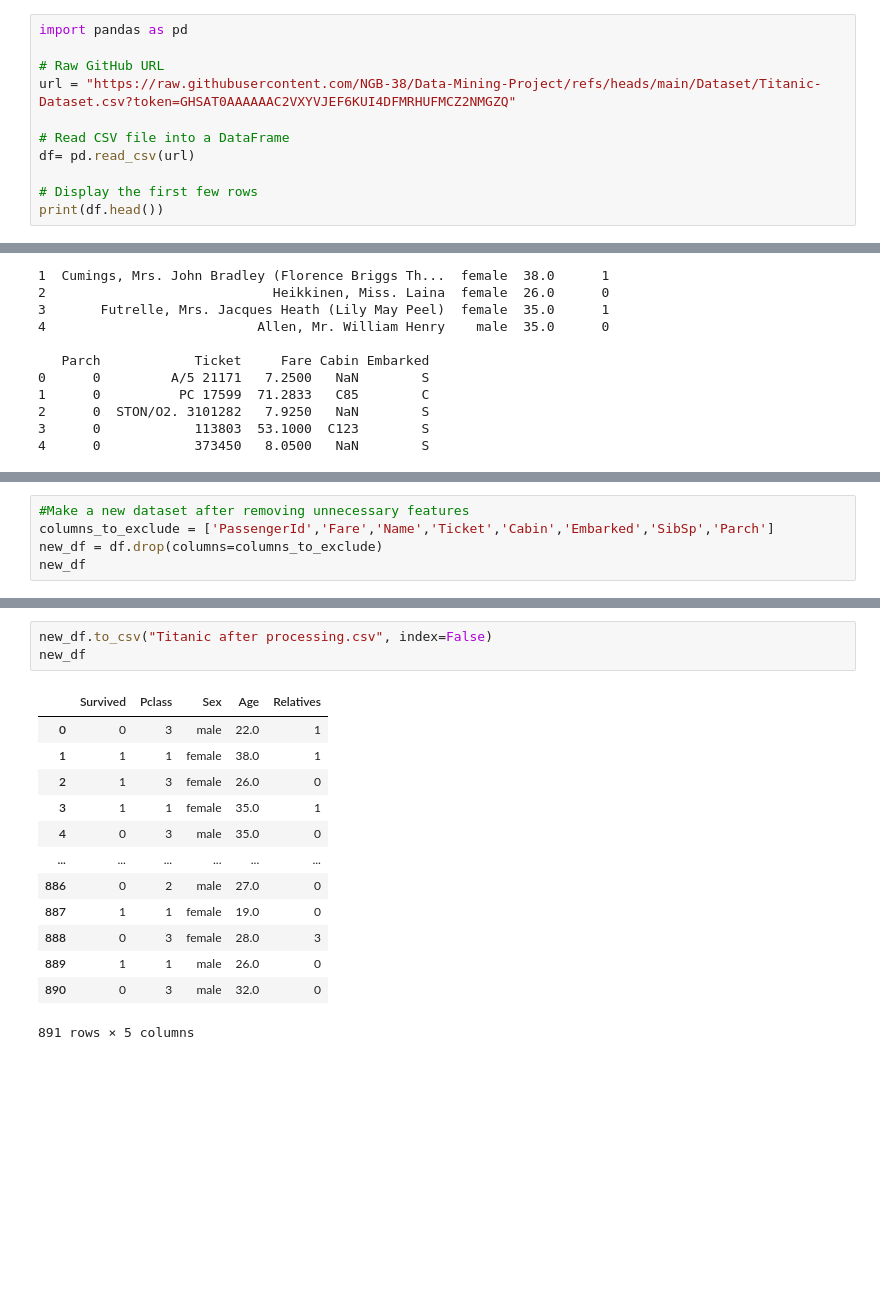
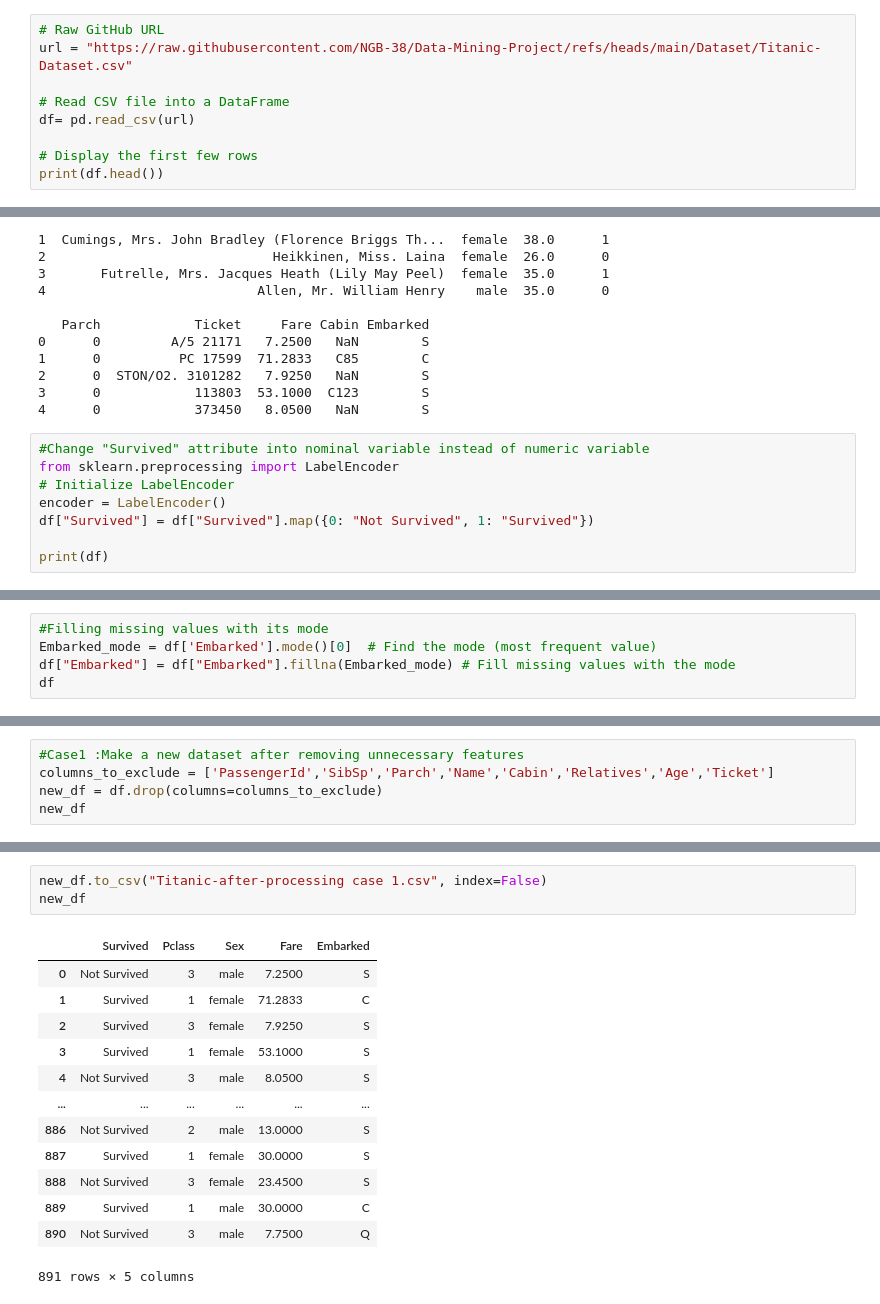
Before and after one commit to NGB-38/Data-Mining-Project, a Jupyter notebook: Preprocessing dataset/Preprocessing_dataset.ipynb, the cells around one changed output, grey strips where cells are left out. Cells and saved outputs as stored; diff of their text form; blank space fills up the shorter version.

```diff
--- a/Preprocessing dataset/Preprocessing_dataset.ipynb
+++ b/Preprocessing dataset/Preprocessing_dataset.ipynb
@@ -6,8 +8,6 @@ import seaborn as sns
 # %%
-import pandas as pd
-
 # Raw GitHub URL
-url = "https://raw.githubusercontent.com/NGB-38/Data-Mining-Project/refs/heads/main/Dataset/Titanic-Dataset.csv?token=GHSAT0AAAAAAC2VXYVJEF6KUI4DFMRHUFMCZ2NMGZQ"
+url = "https://raw.githubusercontent.com/NGB-38/Data-Mining-Project/refs/heads/main/Dataset/Titanic-Dataset.csv"
 
 # Read CSV file into a DataFrame
 df= pd.read_csv(url)
@@ -35,3 +35,11 @@ print(df.head())
 2      0  STON/O2. 3101282   7.9250   NaN        S
 3      0            113803  53.1000  C123        S
 4      0            373450   8.0500   NaN        S
+# %%
+#Change "Survived" attribute into nominal variable instead of numeric variable
+from sklearn.preprocessing import LabelEncoder
+# Initialize LabelEncoder
+encoder = LabelEncoder()
+df["Survived"] = df["Survived"].map({0: "Not Survived", 1: "Survived"})
+
+print(df)
@@ -83,0 +119,5 @@ analyzed_numeric_attributes2
+# %%
+#Filling missing values with its mode
+Embarked_mode = df['Embarked'].mode()[0]  # Find the mode (most frequent value)
+df["Embarked"] = df["Embarked"].fillna(Embarked_mode) # Fill missing values with the mode
+df
@@ -98,6 +249,6 @@ df.describe()
 # %%
-#Make a new dataset after removing unnecessary features
-columns_to_exclude = ['PassengerId','Fare','Name','Ticket','Cabin','Embarked','SibSp','Parch']
+#Case1 :Make a new dataset after removing unnecessary features
+columns_to_exclude = ['PassengerId','SibSp','Parch','Name','Cabin','Relatives','Age','Ticket']
 new_df = df.drop(columns=columns_to_exclude)
 new_df
 # %% [output]
@@ -203,17 +362,17 @@ plt.show()
 # %%
-new_df.to_csv("Titanic after processing.csv", index=False)
+new_df.to_csv("Titanic-after-processing case 1.csv", index=False)
 new_df
 # %% [output]
-|  | Survived | Pclass | Sex | Age | Relatives |
-| 0 | 0 | 3 | male | 22.0 | 1 |
-| 1 | 1 | 1 | female | 38.0 | 1 |
-| 2 | 1 | 3 | female | 26.0 | 0 |
-| 3 | 1 | 1 | female | 35.0 | 1 |
-| 4 | 0 | 3 | male | 35.0 | 0 |
+|  | Survived | Pclass | Sex | Fare | Embarked |
+| 0 | Not Survived | 3 | male | 7.2500 | S |
+| 1 | Survived | 1 | female | 71.2833 | C |
+| 2 | Survived | 3 | female | 7.9250 | S |
+| 3 | Survived | 1 | female | 53.1000 | S |
+| 4 | Not Survived | 3 | male | 8.0500 | S |
 | ... | ... | ... | ... | ... | ... |
-| 886 | 0 | 2 | male | 27.0 | 0 |
-| 887 | 1 | 1 | female | 19.0 | 0 |
-| 888 | 0 | 3 | female | 28.0 | 3 |
-| 889 | 1 | 1 | male | 26.0 | 0 |
-| 890 | 0 | 3 | male | 32.0 | 0 |
+| 886 | Not Survived | 2 | male | 13.0000 | S |
+| 887 | Survived | 1 | female | 30.0000 | S |
+| 888 | Not Survived | 3 | female | 23.4500 | S |
+| 889 | Survived | 1 | male | 30.0000 | C |
+| 890 | Not Survived | 3 | male | 7.7500 | Q |
 891 rows × 5 columns
```
Also changed, not shown: parts of 29 cells of this notebook, 2 other files.
